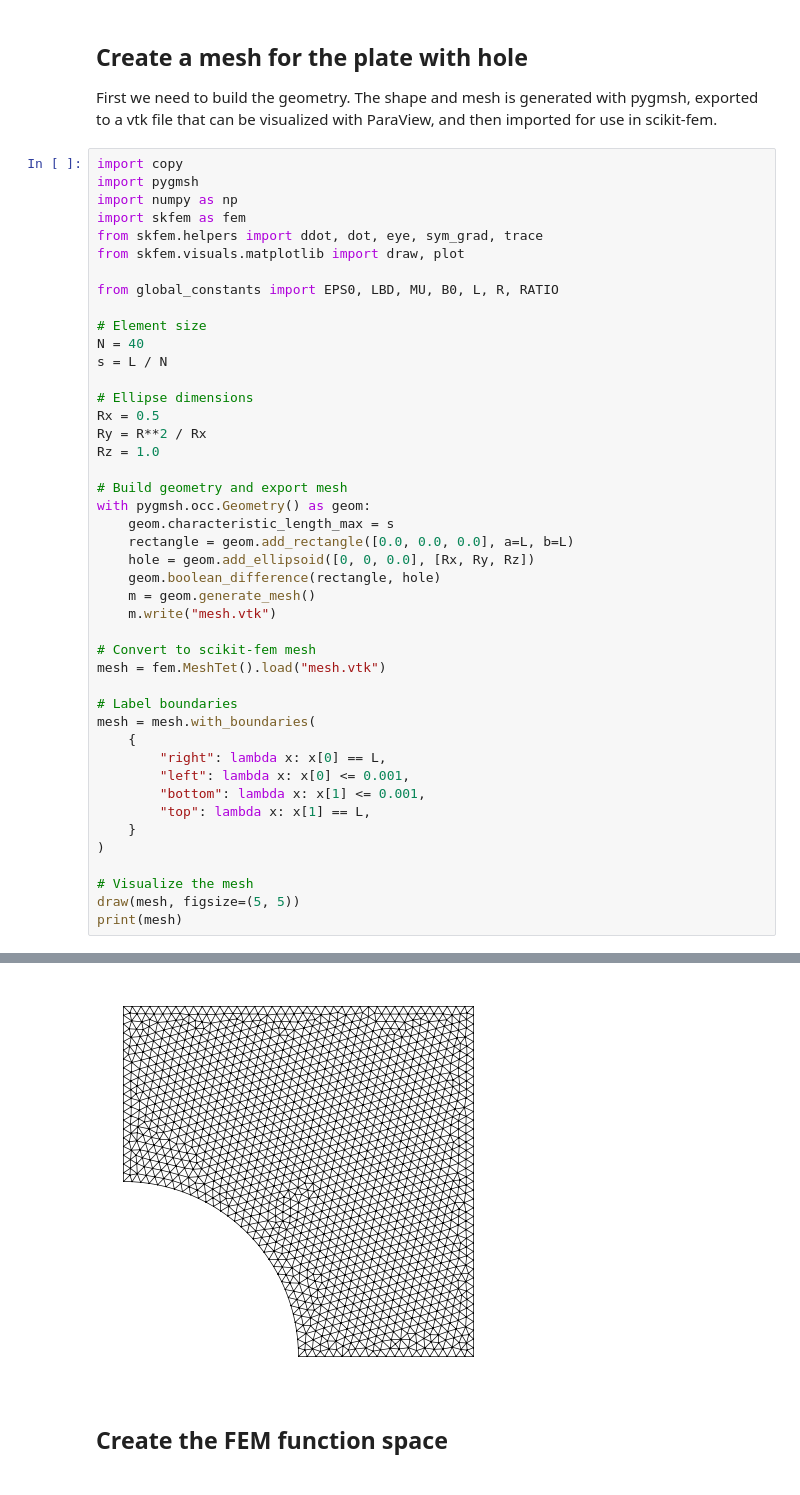
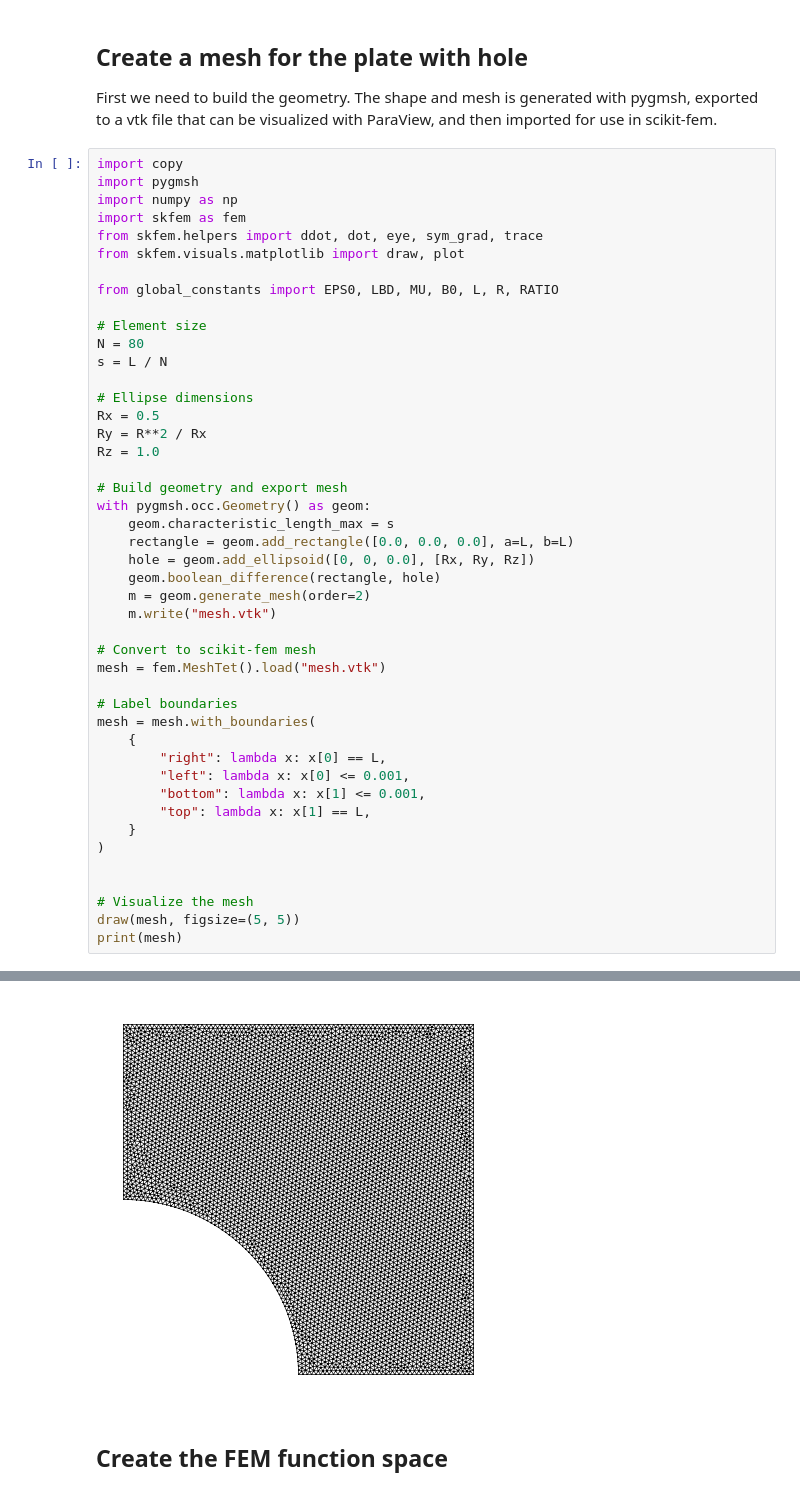
Before and after one commit to sebatomon/PINNs_for_simple_shape_optimization, a Jupyter notebook: scikit_fem.ipynb, the cells around one changed output, grey strips where cells are left out. Saved outputs shown, nothing was run; the diff lists cells and outputs as text.

```diff
--- a/scikit_fem.ipynb
+++ b/scikit_fem.ipynb
@@ -15,7 +15,7 @@ from skfem.visuals.matplotlib import draw, plot
 from global_constants import EPS0, LBD, MU, B0, L, R, RATIO
 
 # Element size
-N = 40
+N = 80
 s = L / N
 
 # Ellipse dimensions
@@ -29,7 +29,7 @@ with pygmsh.occ.Geometry() as geom:
     rectangle = geom.add_rectangle([0.0, 0.0, 0.0], a=L, b=L)
     hole = geom.add_ellipsoid([0, 0, 0.0], [Rx, Ry, Rz])
     geom.boolean_difference(rectangle, hole)
-    m = geom.generate_mesh()
+    m = geom.generate_mesh(order=2)
     m.write("mesh.vtk")
 
 # Convert to scikit-fem mesh
@@ -45,6 +45,7 @@ mesh = mesh.with_boundaries(
     }
 )
 
+
 # Visualize the mesh
 draw(mesh, figsize=(5, 5))
 print(mesh)
@@ -57,4 +58,4 @@ print(mesh)
-[figure, old version]
+[figure, new version]
 # %% [markdown]
 ## Create the FEM function space
 # %%
```
Also changed, not shown: parts of 5 cells of this notebook, 24 other files.
